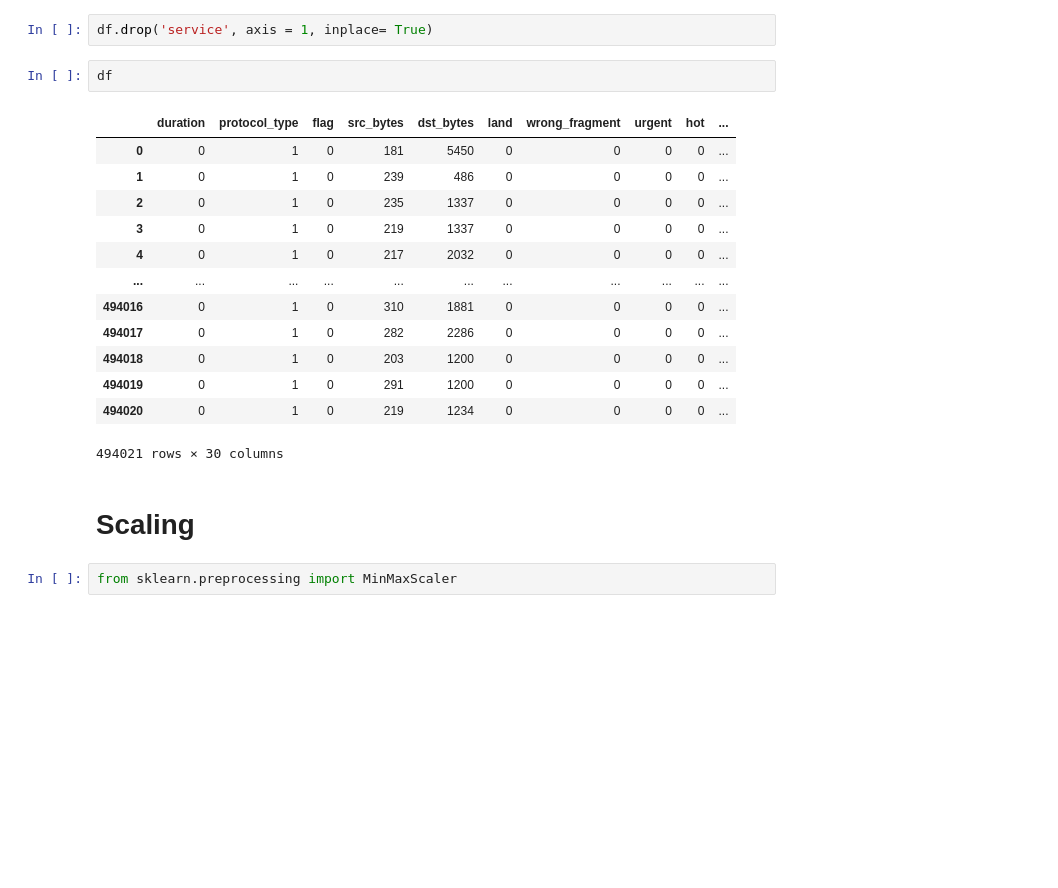
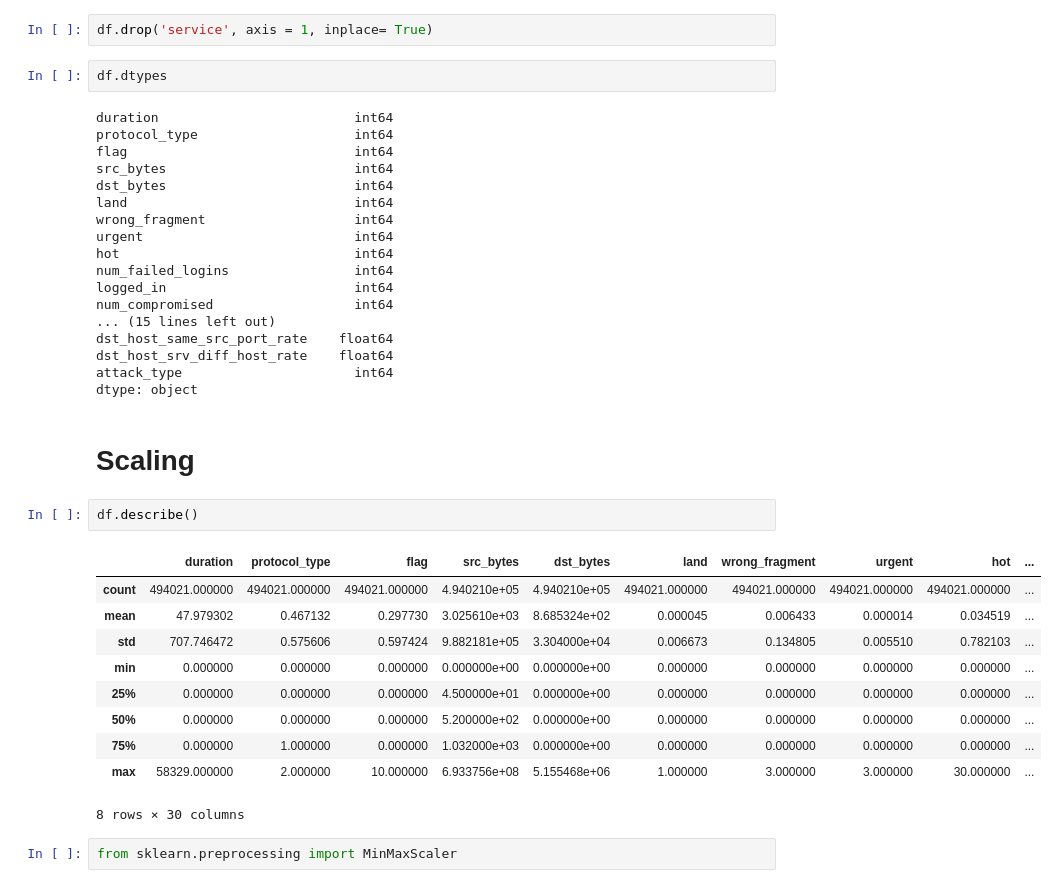
Before and after one commit to hasan-rakibul/AI-cybersec, a Jupyter notebook: Lab 5/lab_5.ipynb, the cells around one changed output. Cells and saved outputs as stored; diff of their text form; blank space fills up the shorter version.

```diff
--- a/Lab 5/lab_5.ipynb
+++ b/Lab 5/lab_5.ipynb
@@ -341,23 +351,40 @@ Name: service, Length: 66, dtype: int64
 # %%
 df.drop('service', axis = 1, inplace= True)
 # %%
-df
+df.dtypes
 # %% [output]
-|  | duration | protocol_type | flag | src_bytes | dst_bytes | land | wrong_fragment | urgent | hot | ... |
-| 0 | 0 | 1 | 0 | 181 | 5450 | 0 | 0 | 0 | 0 | ... |
-| 1 | 0 | 1 | 0 | 239 | 486 | 0 | 0 | 0 | 0 | ... |
-| 2 | 0 | 1 | 0 | 235 | 1337 | 0 | 0 | 0 | 0 | ... |
-| 3 | 0 | 1 | 0 | 219 | 1337 | 0 | 0 | 0 | 0 | ... |
-| 4 | 0 | 1 | 0 | 217 | 2032 | 0 | 0 | 0 | 0 | ... |
-| ... | ... | ... | ... | ... | ... | ... | ... | ... | ... | ... |
-| 494016 | 0 | 1 | 0 | 310 | 1881 | 0 | 0 | 0 | 0 | ... |
-| 494017 | 0 | 1 | 0 | 282 | 2286 | 0 | 0 | 0 | 0 | ... |
-| 494018 | 0 | 1 | 0 | 203 | 1200 | 0 | 0 | 0 | 0 | ... |
-| 494019 | 0 | 1 | 0 | 291 | 1200 | 0 | 0 | 0 | 0 | ... |
-| 494020 | 0 | 1 | 0 | 219 | 1234 | 0 | 0 | 0 | 0 | ... |
-494021 rows × 30 columns
+duration                         int64
+protocol_type                    int64
+flag                             int64
+src_bytes                        int64
+dst_bytes                        int64
+land                             int64
+wrong_fragment                   int64
+urgent                           int64
+hot                              int64
+num_failed_logins                int64
+logged_in                        int64
+num_compromised                  int64
+... (15 lines left out)
+dst_host_same_src_port_rate    float64
+dst_host_srv_diff_host_rate    float64
+attack_type                      int64
+dtype: object
 # %% [markdown]
 # Scaling
+# %%
+df.describe()
+# %% [output]
+|  | duration | protocol_type | flag | src_bytes | dst_bytes | land | wrong_fragment | urgent | hot | ... |
+| count | 494021.000000 | 494021.000000 | 494021.000000 | 4.940210e+05 | 4.940210e+05 | 494021.000000 | 494021.000000 | 494021.000000 | 494021.000000 | ... |
+| mean | 47.979302 | 0.467132 | 0.297730 | 3.025610e+03 | 8.685324e+02 | 0.000045 | 0.006433 | 0.000014 | 0.034519 | ... |
+| std | 707.746472 | 0.575606 | 0.597424 | 9.882181e+05 | 3.304000e+04 | 0.006673 | 0.134805 | 0.005510 | 0.782103 | ... |
+| min | 0.000000 | 0.000000 | 0.000000 | 0.000000e+00 | 0.000000e+00 | 0.000000 | 0.000000 | 0.000000 | 0.000000 | ... |
+| 25% | 0.000000 | 0.000000 | 0.000000 | 4.500000e+01 | 0.000000e+00 | 0.000000 | 0.000000 | 0.000000 | 0.000000 | ... |
+| 50% | 0.000000 | 0.000000 | 0.000000 | 5.200000e+02 | 0.000000e+00 | 0.000000 | 0.000000 | 0.000000 | 0.000000 | ... |
+| 75% | 0.000000 | 1.000000 | 0.000000 | 1.032000e+03 | 0.000000e+00 | 0.000000 | 0.000000 | 0.000000 | 0.000000 | ... |
+| max | 58329.000000 | 2.000000 | 10.000000 | 6.933756e+08 | 5.155468e+06 | 1.000000 | 3.000000 | 3.000000 | 30.000000 | ... |
+8 rows × 30 columns
 # %%
 from sklearn.preprocessing import MinMaxScaler
 # %%
```
Also changed, not shown: parts of 8 cells of this notebook.
